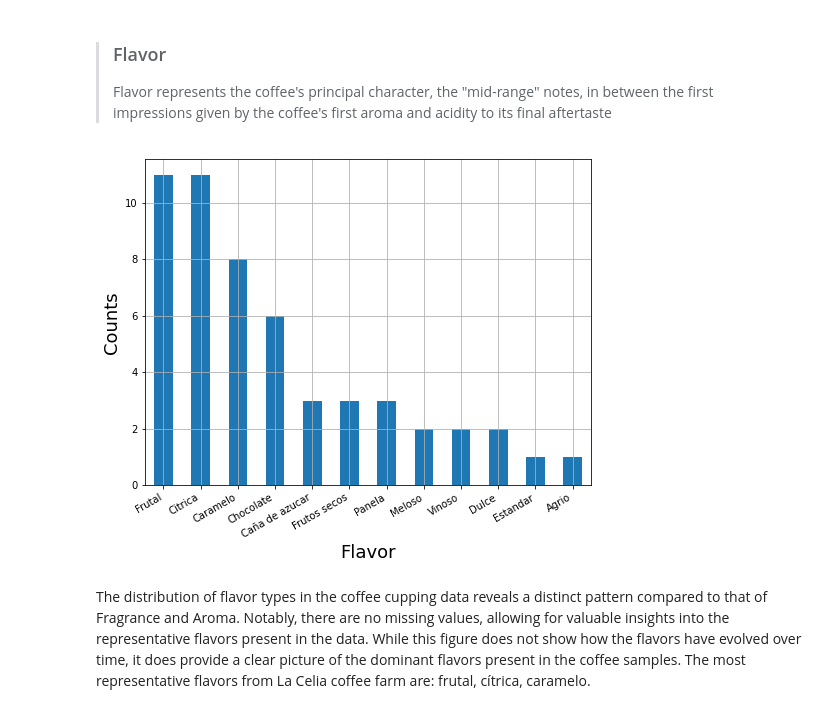
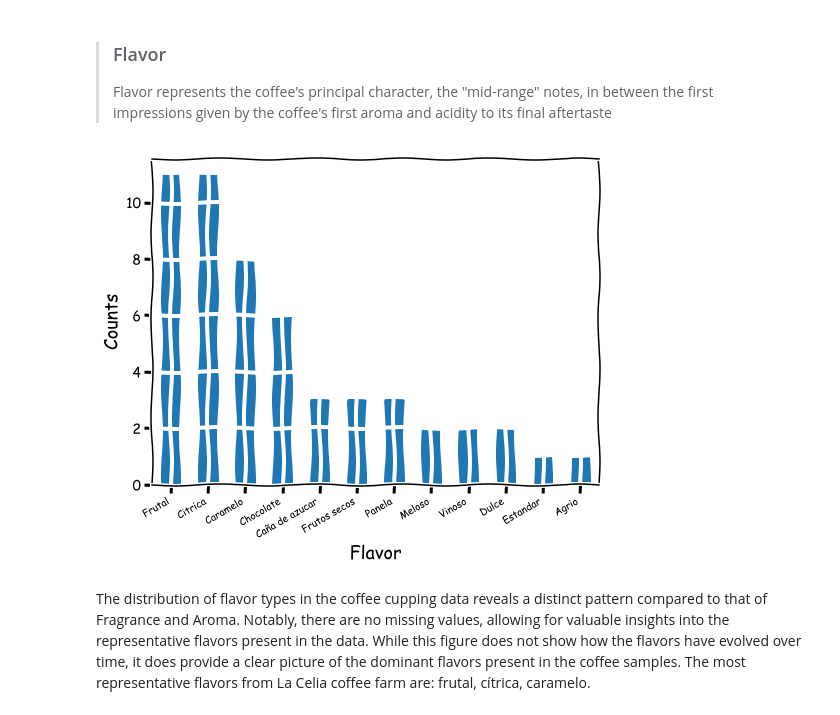
Before and after one commit to SRam3/Coffee_flavors_analyzer, a Jupyter notebook: notebooks/data_analysis.ipynb, the cells around one changed output. Drawn from its saved outputs; the diff is of its cells as text; code cells hidden in the pictures.

Commit message:
xkcd commit style in plots

```diff
--- a/notebooks/data_analysis.ipynb
+++ b/notebooks/data_analysis.ipynb
@@ -164,15 +168,16 @@ Same as happened with the "Fragrance" data, there is a significant percentage of
 # %%
 coffee_data["Flavor"] = coffee_data["Descripcion"].str.extract(r"Defecto/ Atributo: (\w+.\w+.\w+)")
 fragrance = coffee_data["Flavor"].value_counts()
 plt.figure(figsize=(8,6))
 fragrance.plot(kind="bar")
+plt.xkcd()
 plt.grid()
 plt.xticks(rotation=30, ha="right", size=10)
 plt.xlabel("Flavor", size=18)
 plt.ylabel("Counts", size=18)
 plt.show()
 # %% [output]
-[figure, old version]
+[figure, new version]
 # %% [markdown]
 The distribution of flavor types in the coffee cupping data reveals a distinct pattern compared to that of Fragrance and Aroma. Notably, there are no missing values, allowing for valuable insights into the representative flavors present in the data. While this figure does not show how the flavors have evolved over time, it does provide a clear picture of the dominant flavors present in the coffee samples.
 The most representative flavors from La Celia coffee farm are: frutal, cítrica, caramelo.
```
Also changed, not shown: parts of 4 cells of this notebook.
